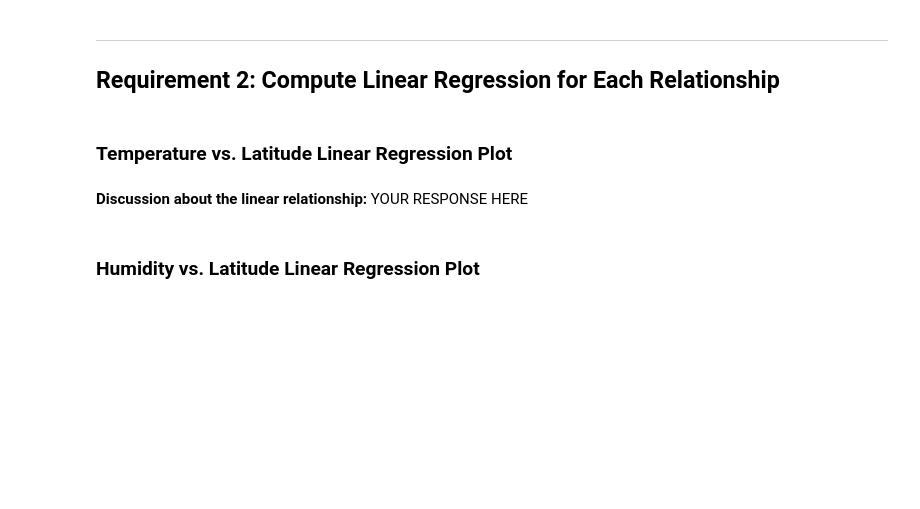
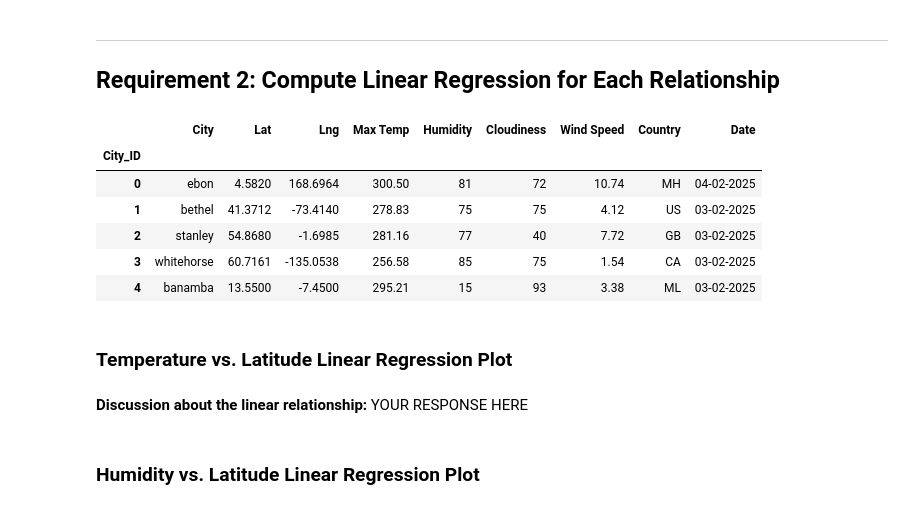
Before and after one commit to qstibbins/python-api-challenge, a Jupyter notebook: WeatherPy.ipynb, the cells around one changed output. Saved outputs shown, nothing was run; the diff lists cells and outputs as text; code cells hidden in the pictures; blank space fills up the shorter version.

Commit message:
Created dataframe for northern hemisphere

```diff
--- a/WeatherPy.ipynb
+++ b/WeatherPy.ipynb
@@ -278,9 +301,17 @@ plt.show()
 # %%
 # Create a DataFrame with the Northern Hemisphere data (Latitude >= 0)
-# YOUR CODE HERE
+northern_hemi_df = city_data_df.loc[city_data_df["Lat"] >= 0, :]
 
 # Display sample data
 northern_hemi_df.head()
+# %% [output]
+|  | City | Lat | Lng | Max Temp | Humidity | Cloudiness | Wind Speed | Country | Date |
+| City_ID |  |  |  |  |  |  |  |  |  |
+| 0 | ebon | 4.5820 | 168.6964 | 300.50 | 81 | 72 | 10.74 | MH | 04-02-2025 |
+| 1 | bethel | 41.3712 | -73.4140 | 278.83 | 75 | 75 | 4.12 | US | 03-02-2025 |
+| 2 | stanley | 54.8680 | -1.6985 | 281.16 | 77 | 40 | 7.72 | GB | 03-02-2025 |
+| 3 | whitehorse | 60.7161 | -135.0538 | 256.58 | 85 | 75 | 1.54 | CA | 03-02-2025 |
+| 4 | banamba | 13.5500 | -7.4500 | 295.21 | 15 | 93 | 3.38 | ML | 03-02-2025 |
 # %%
 # Create a DataFrame with the Southern Hemisphere data (Latitude < 0)
 # YOUR CODE HERE
```
Also changed, not shown: parts of 8 cells of this notebook, 5 other files.
